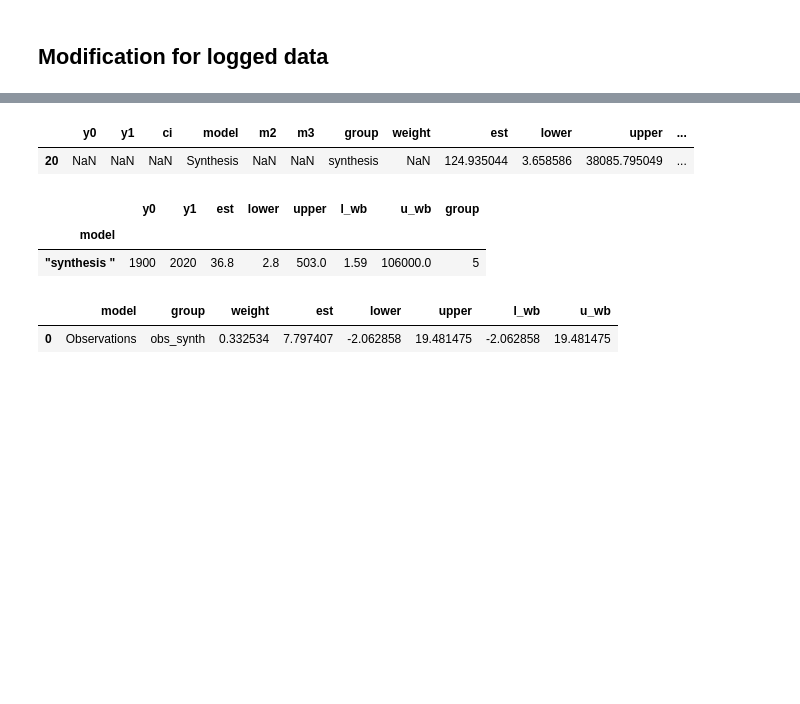
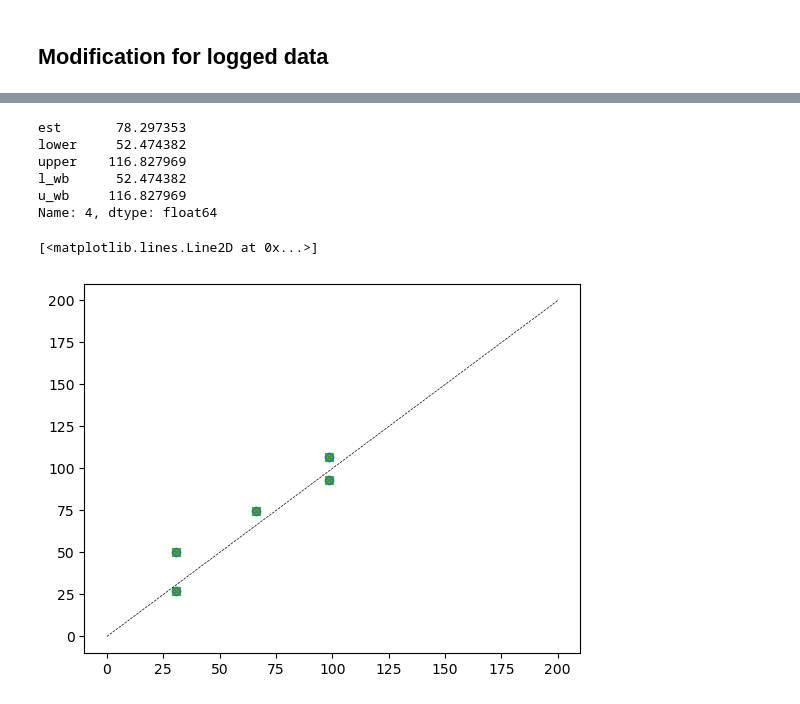
Before and after one commit to clairbarnes/wwa-current, a Jupyter notebook: 00_model-fitting-dev/synthesis/synthesis-python.ipynb, the cells around one changed output, grey strips where cells are left out. Drawn from its saved outputs; the diff is of its cells as text; code cells hidden in the pictures; blank space fills up the shorter version.

```diff
--- a/00_model-fitting-dev/synthesis/synthesis-python.ipynb
+++ b/00_model-fitting-dev/synthesis/synthesis-python.ipynb
@@ -424,32 +358,0 @@ Text(0.5, 1.0, 'Output from Climate Explorer')
-# %%
-df_out = pd.read_fwf("pr_synth_out.txt", comment = "#", header = None, widths = [5,5,12,12,12,12,12,4,99],
-                     names = ["y0", "y1", "est", "lower", "upper", "l_wb", "u_wb", "group", "model"], index_col = "model")
-
-gcols = {"obs" : "blue",
-             "obs_synth" : "blue",
-             "models" : "red",
-             "models_synth" : "red",
-             "synthesis" : "magenta",
-             "synth_uw" : "slateblue",
-             "" : "white"}
-
-plt.scatter(synth_res.loc[:,["est", "lower", "upper", "l_wb", "u_wb"]],
-                df_out.loc[:,["est", "lower", "upper", "l_wb", "u_wb"]], color = "w", zorder = -99)
-ax = plt.gca()
-for g in ["obs", "obs_synth", "models", "models_synth", "synthesis"]:
-    ax.scatter(synth_res.loc[synth_res.group == g, ["est", "lower", "upper", "l_wb", "u_wb"]],
-                df_out.loc[df_out.group == ["obs", "obs_synth", "models", "models_synth", "synthesis"].index(g)+1, ["est", "lower", "upper", "l_wb", "u_wb"]],
-    facecolor = gcols[g], edgecolor = "k")
-ax.set_xscale('log')
-ax.set_yscale('log')
-# %%
-synth_res.loc[synth_res.group == "synthesis"]
-# %% [output]
-|  | y0 | y1 | ci | model | m2 | m3 | group | weight | est | lower | upper | ... |
-| 20 | NaN | NaN | NaN | Synthesis | NaN | NaN | synthesis | NaN | 124.935044 | 3.658586 | 38085.795049 | ... |
-# %%
-df_out.loc[df_out.group == 5]
-# %% [output]
-|  | y0 | y1 | est | lower | upper | l_wb | u_wb | group |
-| model |  |  |  |  |  |  |  |  |
-| "synthesis " | 1900 | 2020 | 36.8 | 2.8 | 503.0 | 1.59 | 106000.0 | 5 |
@@ -458,5 +359,27 @@ np.sign(obs_synth - obs_synth.est)
-# %%
-obs_synth
-# %% [output]
-|  | model | group | weight | est | lower | upper | l_wb | u_wb |
-| 0 | Observations | obs_synth | 0.332534 | 7.797407 | -2.062858 | 19.481475 | -2.062858 | 19.481475 |
+# %%
+models_synth
+# %% [output]
+est       78.297353
+lower     52.474382
+upper    116.827969
+l_wb      52.474382
+u_wb     116.827969
+Name: 4, dtype: float64
+# %%
+cx_synth = df_out.loc[df_out.group == 5, ["est", "lower", "upper", "l_wb", "u_wb"]]
+
+synth_exact = qsynth(obs_synth, models_synth)
+synth_10dp = qsynth(obs_synth, models_synth, dp = 10)
+synth_5dp = qsynth(obs_synth, models_synth, dp = 5)
+
+plt.scatter(synth_exact, cx_synth)
+plt.scatter(synth_10dp, cx_synth, color = "tab:orange", marker = ".")
+plt.scatter(synth_5dp, cx_synth, color = "tab:green", marker = "x")
+
+ax = plt.gca()
+# ax.set_xscale('log')
+# ax.set_yscale('log')
+ax.plot((0,200), (0,200), color = "k", lw = 0.5, ls = "--")
+# %% [output]
+[<matplotlib.lines.Line2D at 0x...>]
+[figure, added]
```
Also changed, not shown: parts of 21 cells of this notebook, 1 other file.
